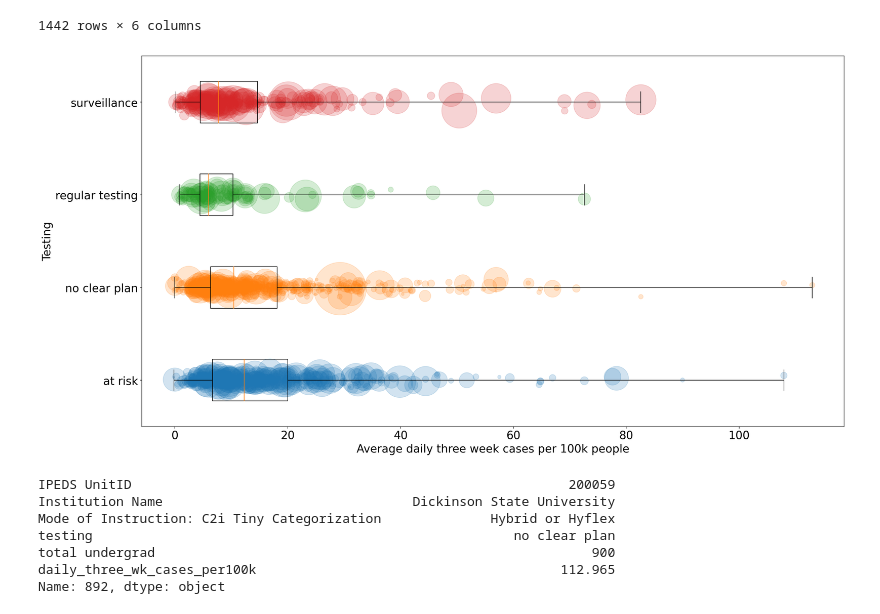
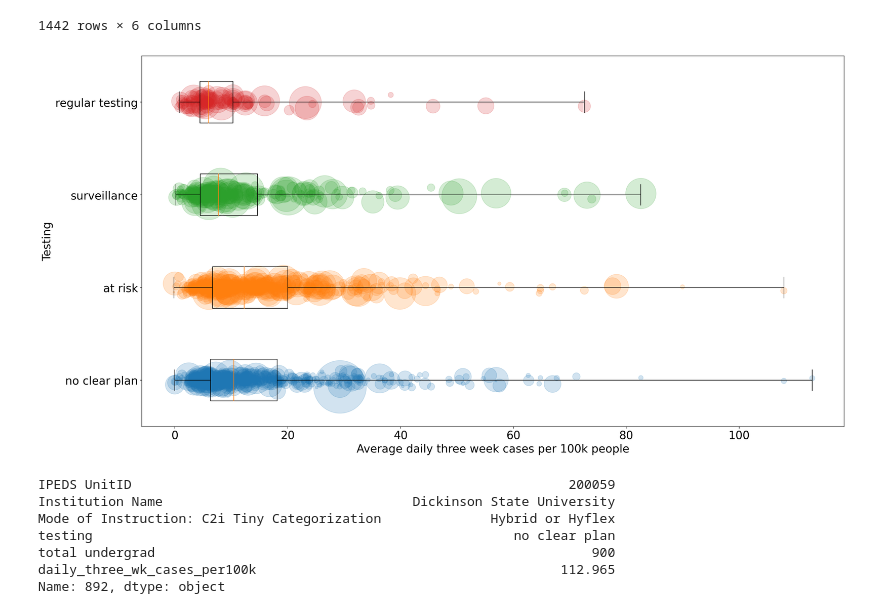
Before and after one commit to pachterlab/BTRBP_2020, a Jupyter notebook: notebooks/Covid19_NPR_reanalysis.ipynb, the cells around one changed output. Drawn from its saved outputs; the diff is of its cells as text; code cells hidden in the pictures.

```diff
--- a/notebooks/Covid19_NPR_reanalysis.ipynb
+++ b/notebooks/Covid19_NPR_reanalysis.ipynb
@@ -65,35 +65,37 @@ df
 | 1440 | 489779 | Purdue University Global-Indianap... | Primarily or Fully Online | no clear plan | 109.0 | 12.149353 |
 | 1441 | 490805 | Purdue University Northwest | Hybrid or Hyflex | no clear plan | 5806.0 | 12.721482 |
 1442 rows × 6 columns
+# %%
+order=["regular testing", "surveillance", "at risk", "no clear plan"][::-1]
 # %%
-v = df[df["daily_three_wk_cases_per100k"].notnull()].groupby("testing")["daily_three_wk_cases_per100k"].apply(list)
-u = df[df["daily_three_wk_cases_per100k"].notnull()].groupby("testing")["total undergrad"].apply(list)
+v = df[df["daily_three_wk_cases_per100k"].notnull()].groupby("testing")["daily_three_wk_cases_per100k"].apply(list)[order]
+u = df[df["daily_three_wk_cases_per100k"].notnull()].groupby("testing")["total undergrad"].apply(list)[order]
 
 fig, ax = plt.subplots(figsize=(20,10), constrained_layout=True)
 
 labels = v.index.values
 
 data = v.values
 ax.boxplot(data, whis=(0, 100), vert=False,showmeans=False)
 
 for i in range(len(data)):
     sze = np.array(u[i])/10
     y = data[i]
     x = np.random.normal(1+i, 0.04, size=len(y))
     ax.scatter(y, x, alpha=0.2,s=sze)
 
 kwd = {
     "ylabel" : "Testing",
     "xlabel": "Average daily three week cases per 100k people",
     "yticklabels":labels
 }
 ax.set(**kwd)
 
 fig.savefig("./npr.png",bbox_inches='tight', dpi=300)
 
 fig.show()
 # %% [output]
-[figure, old version]
+[figure, new version]
 # %%
 df.iloc[df["daily_three_wk_cases_per100k"].argmax()]
 # %% [output]
```
